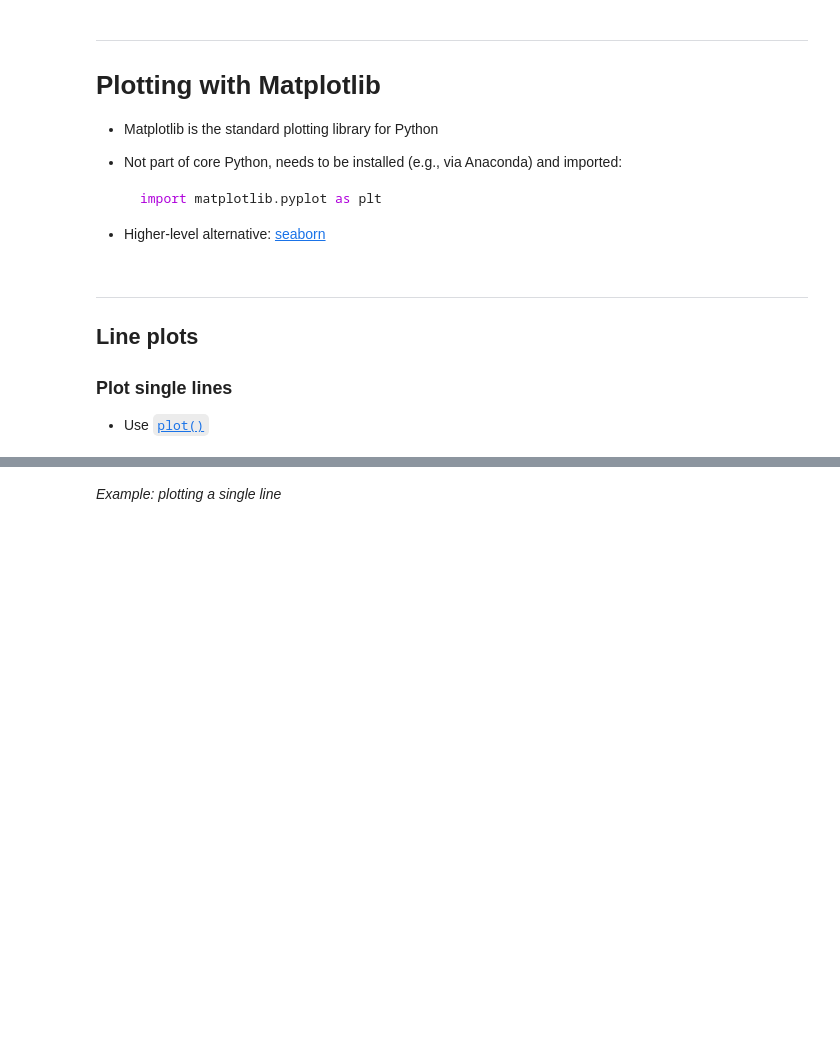
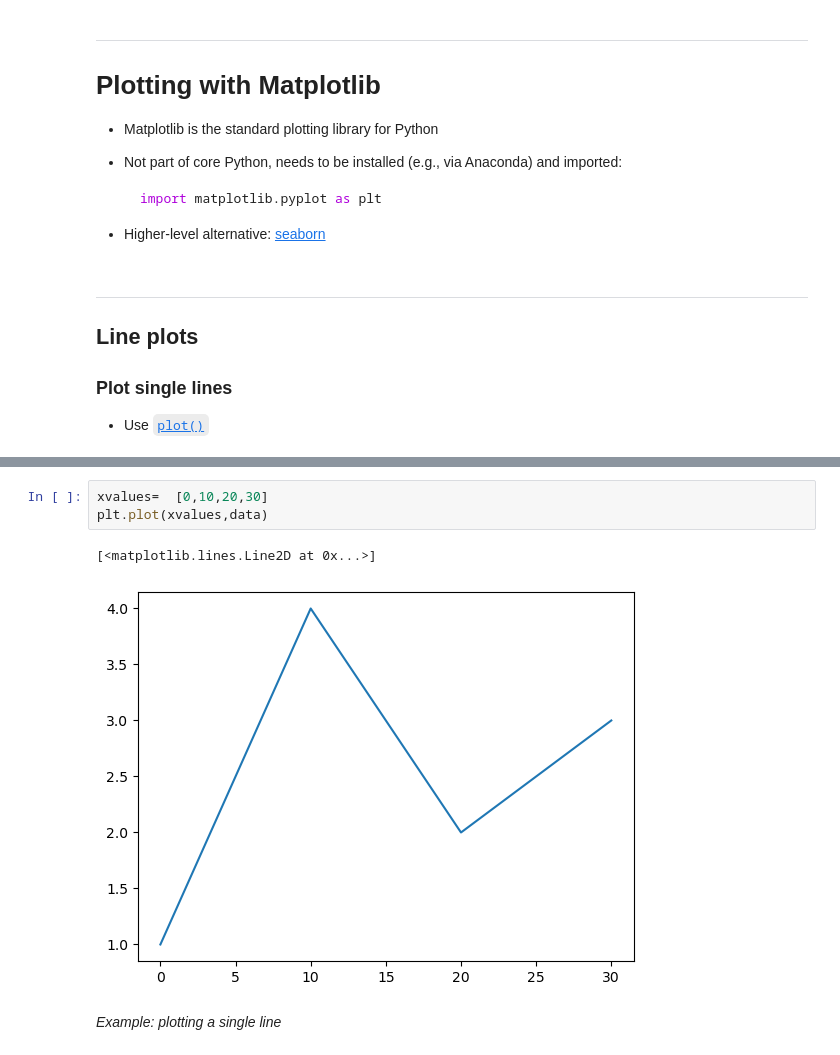
Before and after one commit to Vanya-n/TECH2-H25, a Jupyter notebook: lectures/lecture3/lecture3-template VN.ipynb, the cells around one changed output, grey strips where cells are left out. Saved outputs shown, nothing was run; the diff lists cells and outputs as text; blank space fills up the shorter version.

```diff
--- a/lectures/lecture3/lecture3-template VN.ipynb
+++ b/lectures/lecture3/lecture3-template VN.ipynb
@@ -19,3 +27,9 @@
+# %%
+xvalues=  [0,10,20,30]
+plt.plot(xvalues,data)
+# %% [output]
+[<matplotlib.lines.Line2D at 0x...>]
+[figure, added]
 # %% [markdown]
 *Example: plotting a single line*
 # %% [markdown]
```
Also changed, not shown: parts of 20 cells of this notebook.
